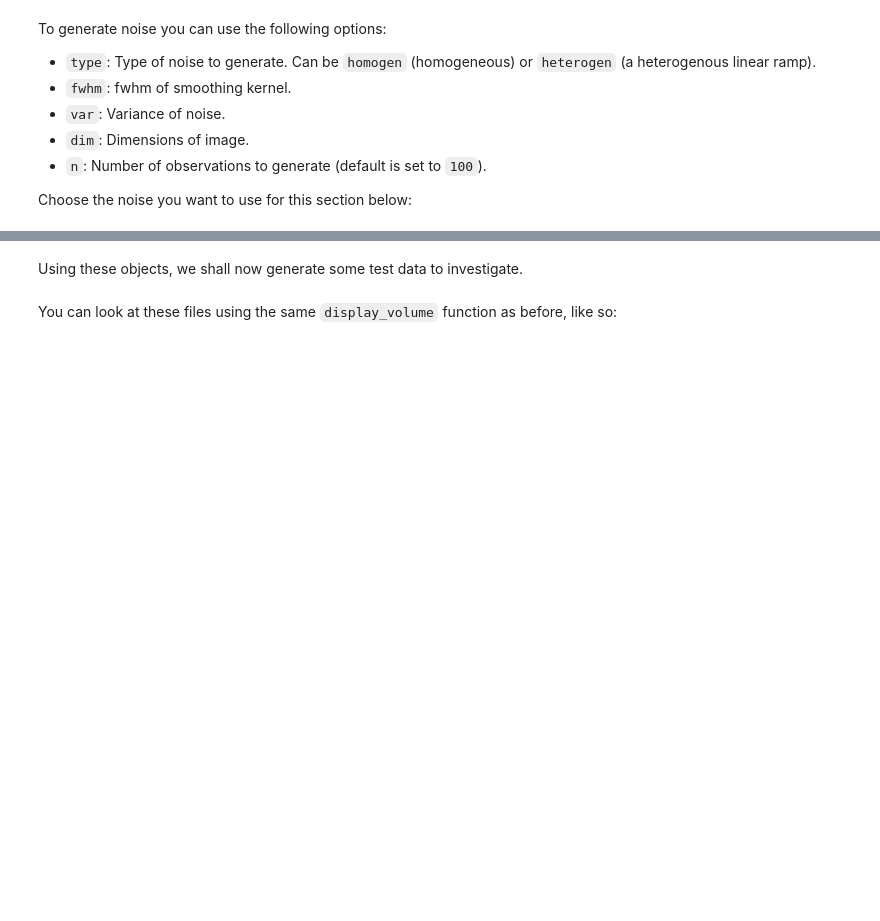
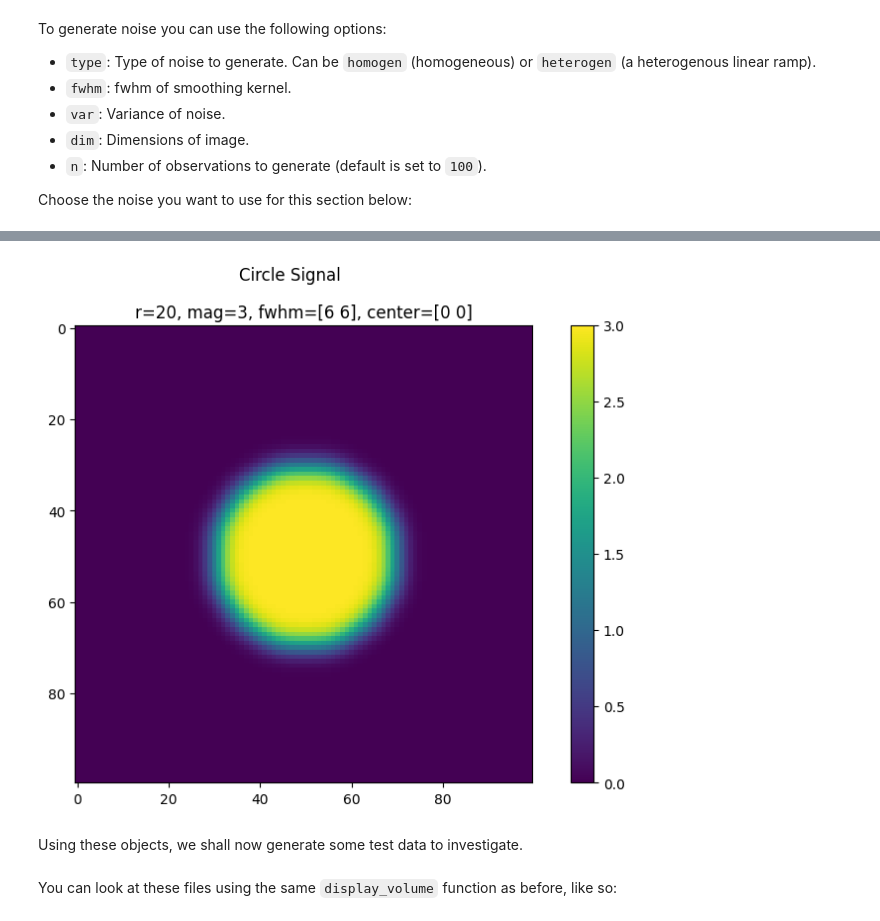
Before and after one commit to TomMaullin/crtoolbox, a Jupyter notebook: src/CR_Tutorial_OHBM23.ipynb, the cells around one changed output, grey strips where cells are left out. Drawn from its saved outputs; the diff is of its cells as text; code cells hidden in the pictures; blank space fills up the shorter version.

```diff
--- a/src/CR_Tutorial_OHBM23.ipynb
+++ b/src/CR_Tutorial_OHBM23.ipynb
@@ -332,3 +371,8 @@ my_noise = # Write your code here...
+# %%
+# MARKER
+my_signal.plot()
+# %% [output]
+[figure, added]
 # %% [markdown]
 Using these objects, we shall now generate some test data to investigate.
 # %%
```
Also changed, not shown: parts of 25 cells of this notebook, 6 other files.
